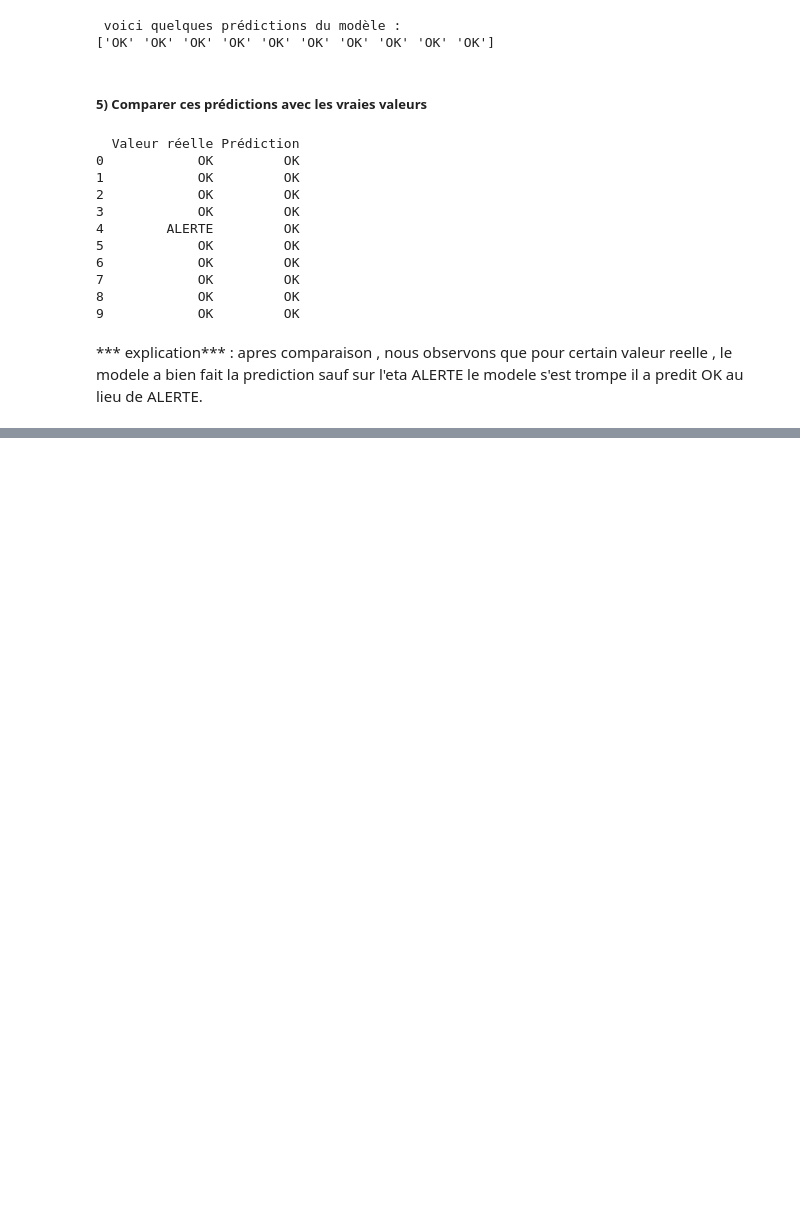
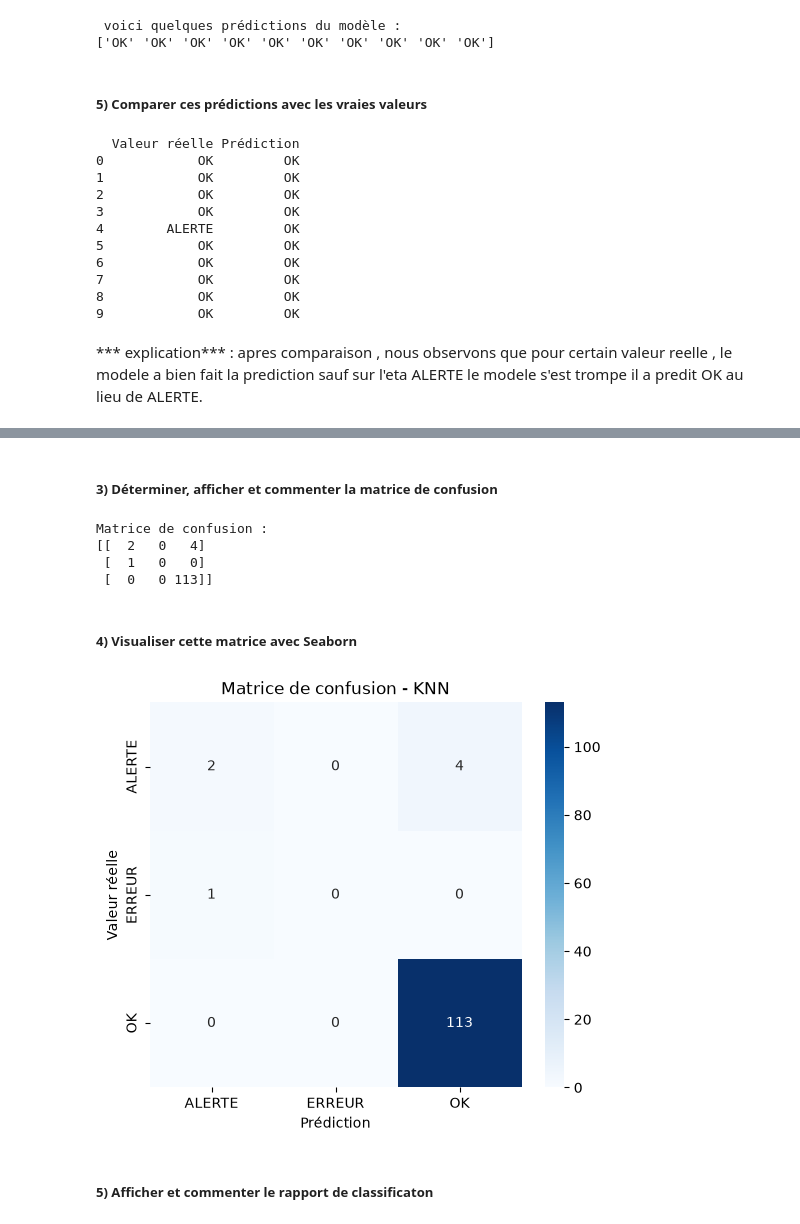
Before and after one commit to NdiayeAmanatou/atelier_scikit_learn, a Jupyter notebook: atelier_scikit-learn_iot/notebooks/atelier_scikit_learn_iot.ipynb, the cells around one changed output, grey strips where cells are left out. Saved outputs shown, nothing was run; the diff lists cells and outputs as text; code cells hidden in the pictures; blank space fills up the shorter version.

```diff
--- a/atelier_scikit-learn_iot/notebooks/atelier_scikit_learn_iot.ipynb
+++ b/atelier_scikit-learn_iot/notebooks/atelier_scikit_learn_iot.ipynb
@@ -223,0 +240,27 @@ print(comparaison.head(10))
+# %% [markdown]
+##### 3) Déterminer, afficher et commenter la matrice de confusion
+# %%
+from sklearn.metrics import confusion_matrix
+
+confu_matrix = confusion_matrix(y_test, y_pred)
+print("Matrice de confusion :")
+print(confu_matrix)
+# %% [output]
+Matrice de confusion :
+[[  2   0   4]
+ [  1   0   0]
+ [  0   0 113]]
+# %% [markdown]
+##### 4) Visualiser cette matrice avec Seaborn
+# %%
+plt.figure(figsize=(6, 5))
+sns.heatmap(cm, annot=True, fmt="d", cmap="Blues",
+            xticklabels=knn.classes_, yticklabels=knn.classes_)
+plt.xlabel("Prédiction")
+plt.ylabel("Valeur réelle")
+plt.title("Matrice de confusion - KNN")
+plt.show()
+# %% [output]
+[figure, added]
+# %% [markdown]
+##### 5) Afficher et commenter le rapport de classificaton
```
Also changed, not shown: parts of 8 cells of this notebook.
